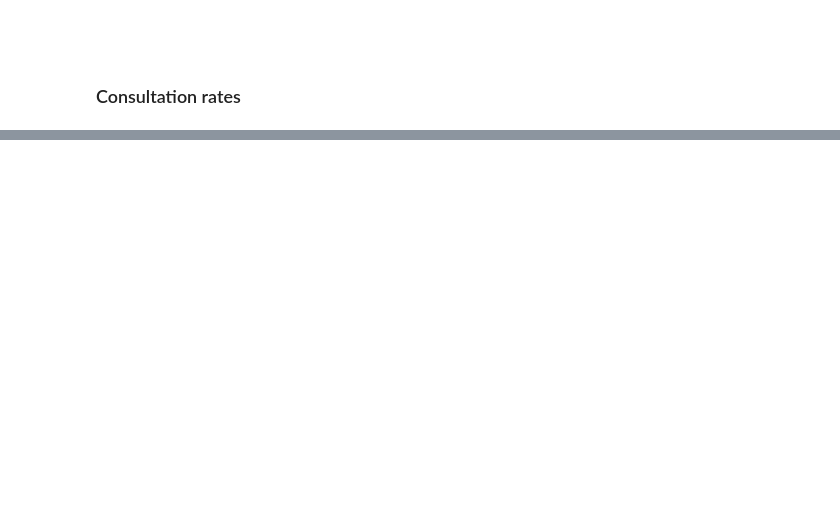
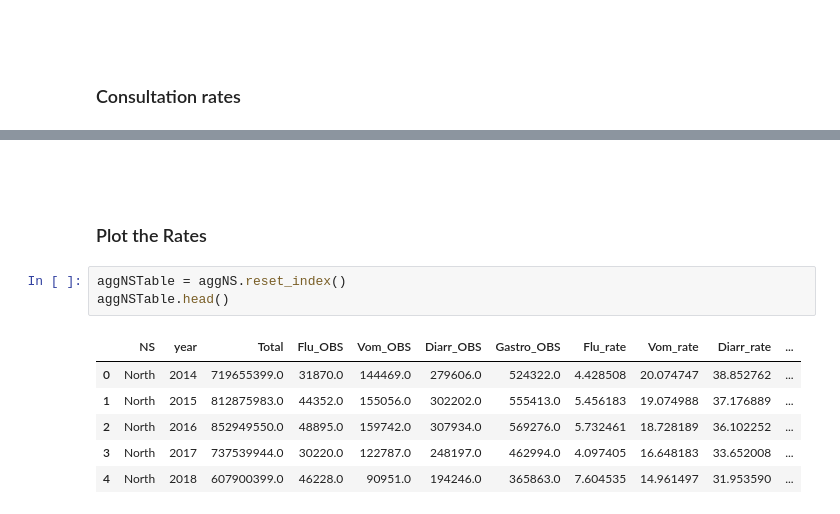
Before and after one commit to premodelling/practitioners, a Jupyter notebook: notebooks/practitioners.ipynb, the cells around one changed output, grey strips where cells are left out. Saved outputs shown, nothing was run; the diff lists cells and outputs as text; blank space fills up the shorter version.

```diff
--- a/notebooks/practitioners.ipynb
+++ b/notebooks/practitioners.ipynb
@@ -178,0 +346,15 @@ aggNS
+# %% [markdown]
+<br>
+<br>
+
+### Plot the Rates
+# %%
+aggNSTable = aggNS.reset_index()
+aggNSTable.head()
+# %% [output]
+|  | NS | year | Total | Flu_OBS | Vom_OBS | Diarr_OBS | Gastro_OBS | Flu_rate | Vom_rate | Diarr_rate | ... |
+| 0 | North | 2014 | 719655399.0 | 31870.0 | 144469.0 | 279606.0 | 524322.0 | 4.428508 | 20.074747 | 38.852762 | ... |
+| 1 | North | 2015 | 812875983.0 | 44352.0 | 155056.0 | 302202.0 | 555413.0 | 5.456183 | 19.074988 | 37.176889 | ... |
+| 2 | North | 2016 | 852949550.0 | 48895.0 | 159742.0 | 307934.0 | 569276.0 | 5.732461 | 18.728189 | 36.102252 | ... |
+| 3 | North | 2017 | 737539944.0 | 30220.0 | 122787.0 | 248197.0 | 462994.0 | 4.097405 | 16.648183 | 33.652008 | ... |
+| 4 | North | 2018 | 607900399.0 | 46228.0 | 90951.0 | 194246.0 | 365863.0 | 7.604535 | 14.961497 | 31.953590 | ... |
```
Also changed, not shown: parts of 20 cells of this notebook.
